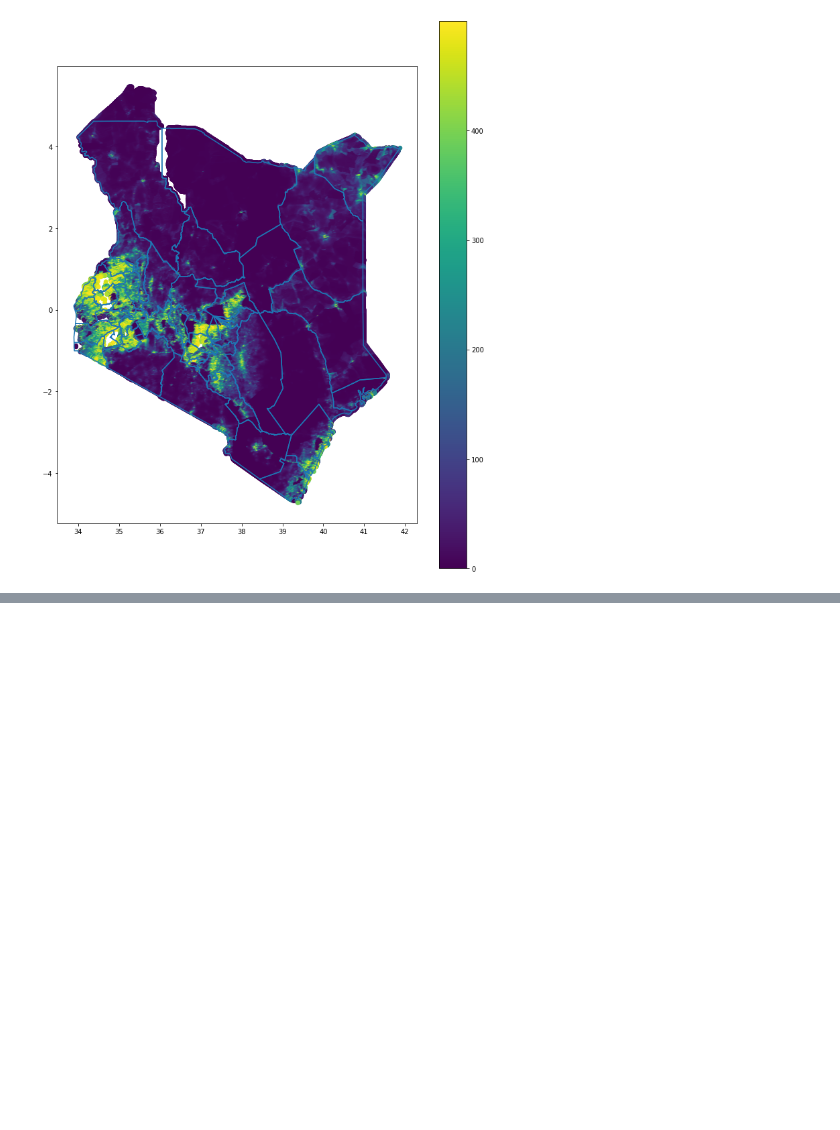
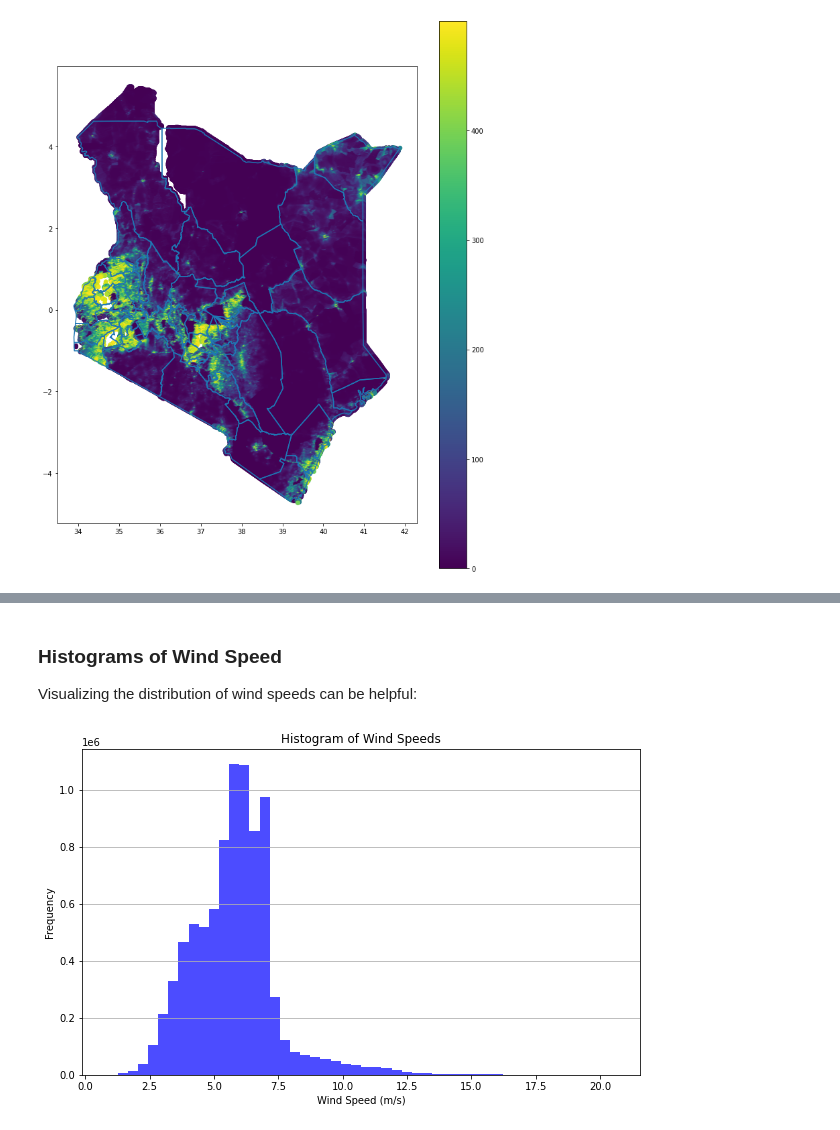
Before and after one commit to DavidGathimbaM/Energy-Access-and-Electrification-planning, a Jupyter notebook: group_workbook/Peter.ipynb, the cells around one changed output, grey strips where cells are left out. Saved outputs shown, nothing was run; the diff lists cells and outputs as text; code cells hidden in the pictures; blank space fills up the shorter version.

```diff
--- a/group_workbook/Peter.ipynb
+++ b/group_workbook/Peter.ipynb
@@ -511,0 +709,13 @@ ke_pop_df.query('Density<500').plot(ax=base, column='Density', legend=True)
+# %% [markdown]
+### Histograms of Wind Speed
+Visualizing the distribution of wind speeds can be helpful:
+# %%
+plt.figure(figsize=(10, 6))
+plt.hist(masked_data.compressed(), bins=50, color='blue', alpha=0.7)
+plt.title('Histogram of Wind Speeds')
+plt.xlabel('Wind Speed (m/s)')
+plt.ylabel('Frequency')
+plt.grid(axis='y')
+plt.show()
+# %% [output]
+[figure, added]
```
Also changed, not shown: parts of 25 cells of this notebook, 1 other file.
